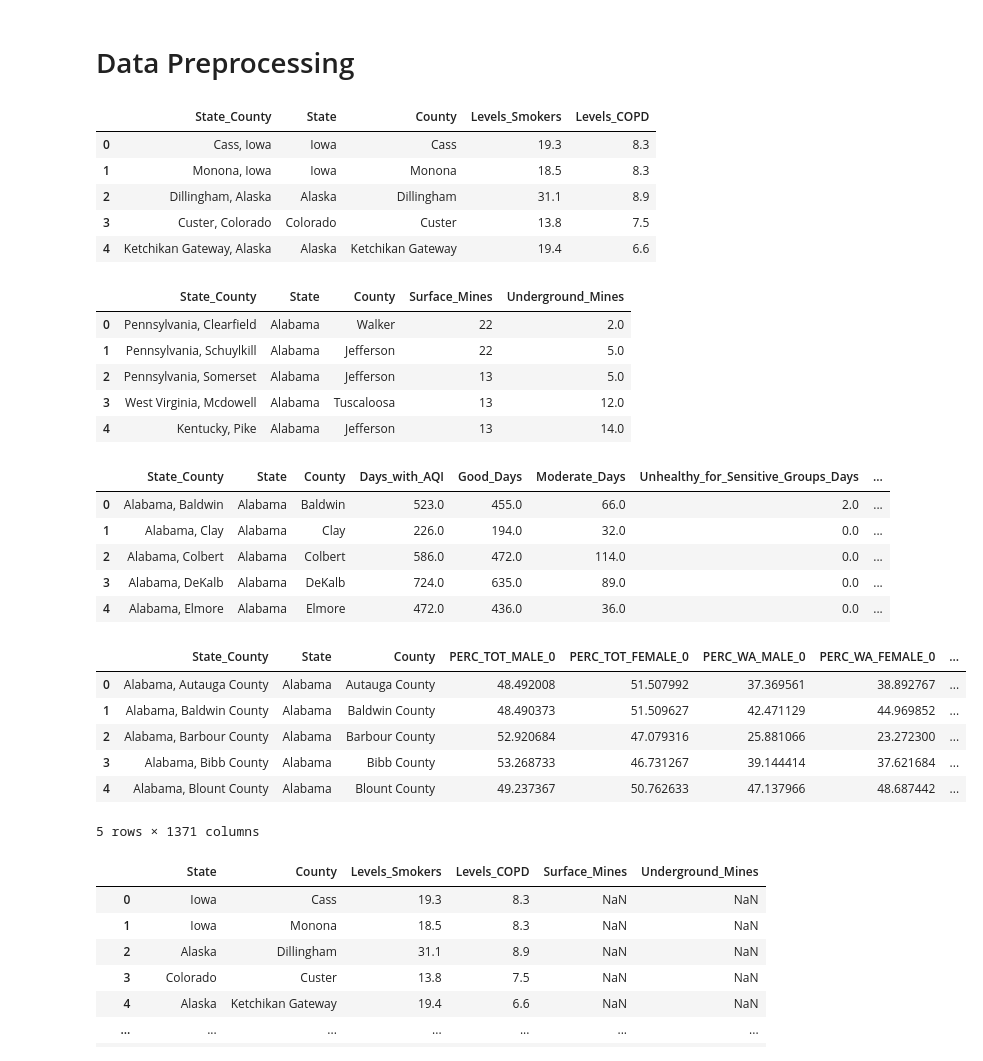
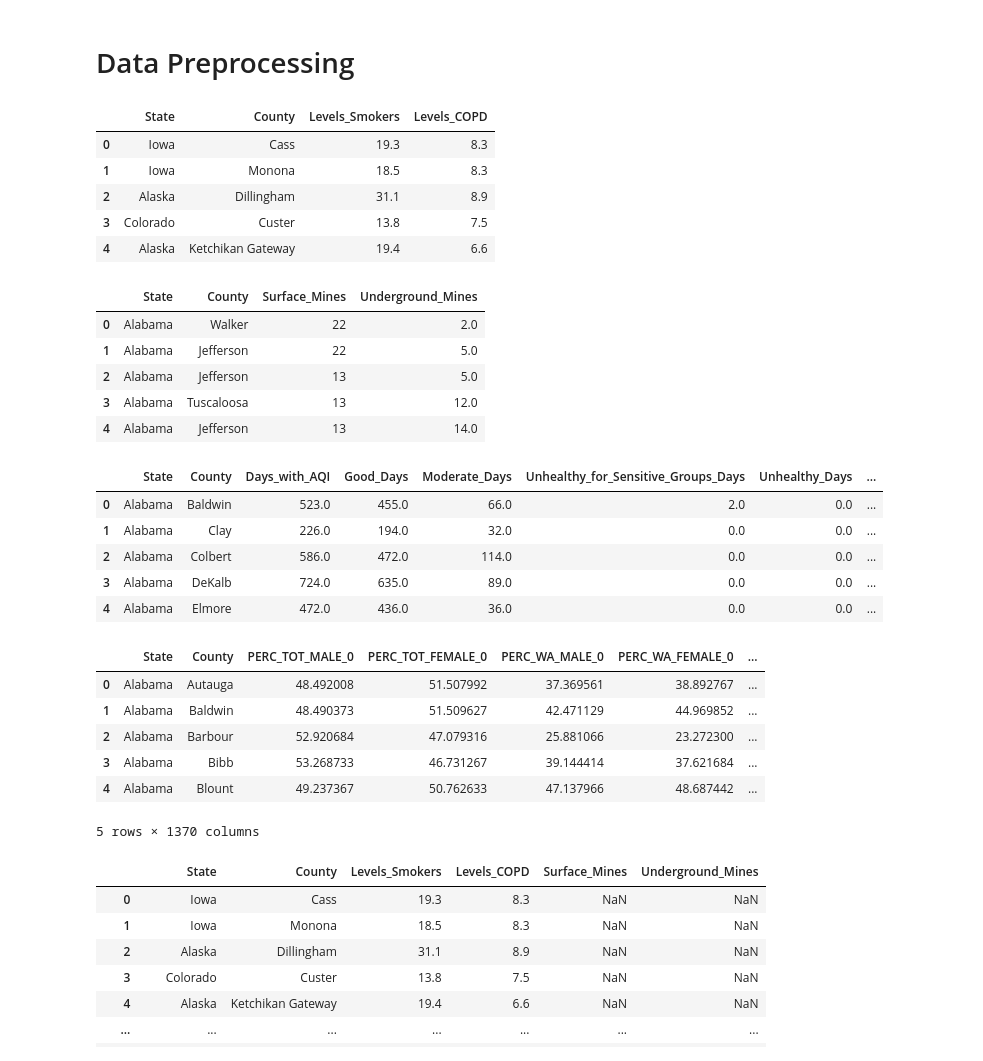
Before and after one commit to AvatarJoshi/copd_project, a Jupyter notebook: Machine_Learning/DeepLearning-AJ.ipynb, the cells around one changed output. Cells and saved outputs as stored; diff of their text form; code cells hidden in the pictures.

```diff
--- a/Machine_Learning/DeepLearning-AJ.ipynb
+++ b/Machine_Learning/DeepLearning-AJ.ipynb
@@ -13,51 +13,51 @@ from sklearn.preprocessing import LabelEncoder
 # %%
 # Import PLACES data
 places_df = pd.read_csv("./Resources/processed_PLACES_COPD.csv")
-# places_df = places_df.drop(["State_County"], axis=1)
+places_df = places_df.drop(["State_County"], axis=1)
 places_df.head()
 # %% [output]
-|  | State_County | State | County | Levels_Smokers | Levels_COPD |
-| 0 | Cass, Iowa | Iowa | Cass | 19.3 | 8.3 |
-| 1 | Monona, Iowa | Iowa | Monona | 18.5 | 8.3 |
-| 2 | Dillingham, Alaska | Alaska | Dillingham | 31.1 | 8.9 |
-| 3 | Custer, Colorado | Colorado | Custer | 13.8 | 7.5 |
-| 4 | Ketchikan Gateway, Alaska | Alaska | Ketchikan Gateway | 19.4 | 6.6 |
+|  | State | County | Levels_Smokers | Levels_COPD |
+| 0 | Iowa | Cass | 19.3 | 8.3 |
+| 1 | Iowa | Monona | 18.5 | 8.3 |
+| 2 | Alaska | Dillingham | 31.1 | 8.9 |
+| 3 | Colorado | Custer | 13.8 | 7.5 |
+| 4 | Alaska | Ketchikan Gateway | 19.4 | 6.6 |
 # %%
 # Import Coal Mines data
 coal_df = pd.read_csv("./Resources/processed_Coal_Mines.csv")
-# coal_df = coal_df.drop(["State_County"], axis=1)
+coal_df = coal_df.drop(["State_County"], axis=1)
 coal_df.head()
 # %% [output]
-|  | State_County | State | County | Surface_Mines | Underground_Mines |
-| 0 | Pennsylvania, Clearfield | Alabama | Walker | 22 | 2.0 |
-| 1 | Pennsylvania, Schuylkill | Alabama | Jefferson | 22 | 5.0 |
-| 2 | Pennsylvania, Somerset | Alabama | Jefferson | 13 | 5.0 |
-| 3 | West Virginia, Mcdowell | Alabama | Tuscaloosa | 13 | 12.0 |
-| 4 | Kentucky, Pike | Alabama | Jefferson | 13 | 14.0 |
+|  | State | County | Surface_Mines | Underground_Mines |
+| 0 | Alabama | Walker | 22 | 2.0 |
+| 1 | Alabama | Jefferson | 22 | 5.0 |
+| 2 | Alabama | Jefferson | 13 | 5.0 |
+| 3 | Alabama | Tuscaloosa | 13 | 12.0 |
+| 4 | Alabama | Jefferson | 13 | 14.0 |
 # %%
 # Import Air Quality data
 aqi_df = pd.read_csv("./Resources/processed_Decade_Air_Quality.csv")
-# aqi_df = aqi_df.drop(["State_County"], axis=1)
+aqi_df = aqi_df.drop(["State_County"], axis=1)
 aqi_df.head()
 # %% [output]
-|  | State_County | State | County | Days_with_AQI | Good_Days | Moderate_Days | Unhealthy_for_Sensitive_Groups_Days | ... |
-| 0 | Alabama, Baldwin | Alabama | Baldwin | 523.0 | 455.0 | 66.0 | 2.0 | ... |
-| 1 | Alabama, Clay | Alabama | Clay | 226.0 | 194.0 | 32.0 | 0.0 | ... |
-| 2 | Alabama, Colbert | Alabama | Colbert | 586.0 | 472.0 | 114.0 | 0.0 | ... |
-| 3 | Alabama, DeKalb | Alabama | DeKalb | 724.0 | 635.0 | 89.0 | 0.0 | ... |
-| 4 | Alabama, Elmore | Alabama | Elmore | 472.0 | 436.0 | 36.0 | 0.0 | ... |
+|  | State | County | Days_with_AQI | Good_Days | Moderate_Days | Unhealthy_for_Sensitive_Groups_Days | Unhealthy_Days | ... |
+| 0 | Alabama | Baldwin | 523.0 | 455.0 | 66.0 | 2.0 | 0.0 | ... |
+| 1 | Alabama | Clay | 226.0 | 194.0 | 32.0 | 0.0 | 0.0 | ... |
+| 2 | Alabama | Colbert | 586.0 | 472.0 | 114.0 | 0.0 | 0.0 | ... |
+| 3 | Alabama | DeKalb | 724.0 | 635.0 | 89.0 | 0.0 | 0.0 | ... |
+| 4 | Alabama | Elmore | 472.0 | 436.0 | 36.0 | 0.0 | 0.0 | ... |
 # %%
 # Import Census 2019 data
 census_df = pd.read_csv("./Resources/processed_census_data.csv")
-# census_df = census_df.drop(["State_County"], axis=1)
+census_df = census_df.drop(["State_County"], axis=1)
 census_df.head()
 # %% [output]
-|  | State_County | State | County | PERC_TOT_MALE_0 | PERC_TOT_FEMALE_0 | PERC_WA_MALE_0 | PERC_WA_FEMALE_0 | ... |
-| 0 | Alabama, Autauga County | Alabama | Autauga County | 48.492008 | 51.507992 | 37.369561 | 38.892767 | ... |
-| 1 | Alabama, Baldwin County | Alabama | Baldwin County | 48.490373 | 51.509627 | 42.471129 | 44.969852 | ... |
-| 2 | Alabama, Barbour County | Alabama | Barbour County | 52.920684 | 47.079316 | 25.881066 | 23.272300 | ... |
-| 3 | Alabama, Bibb County | Alabama | Bibb County | 53.268733 | 46.731267 | 39.144414 | 37.621684 | ... |
-| 4 | Alabama, Blount County | Alabama | Blount County | 49.237367 | 50.762633 | 47.137966 | 48.687442 | ... |
+|  | State | County | PERC_TOT_MALE_0 | PERC_TOT_FEMALE_0 | PERC_WA_MALE_0 | PERC_WA_FEMALE_0 | ... |
+| 0 | Alabama | Autauga | 48.492008 | 51.507992 | 37.369561 | 38.892767 | ... |
+| 1 | Alabama | Baldwin | 48.490373 | 51.509627 | 42.471129 | 44.969852 | ... |
+| 2 | Alabama | Barbour | 52.920684 | 47.079316 | 25.881066 | 23.272300 | ... |
+| 3 | Alabama | Bibb | 53.268733 | 46.731267 | 39.144414 | 37.621684 | ... |
+| 4 | Alabama | Blount | 49.237367 | 50.762633 | 47.137966 | 48.687442 | ... |
-5 rows × 1371 columns
+5 rows × 1370 columns
 # %%
 # Merge places and coal dataframes
```
Also changed, not shown: parts of 12 cells of this notebook.
